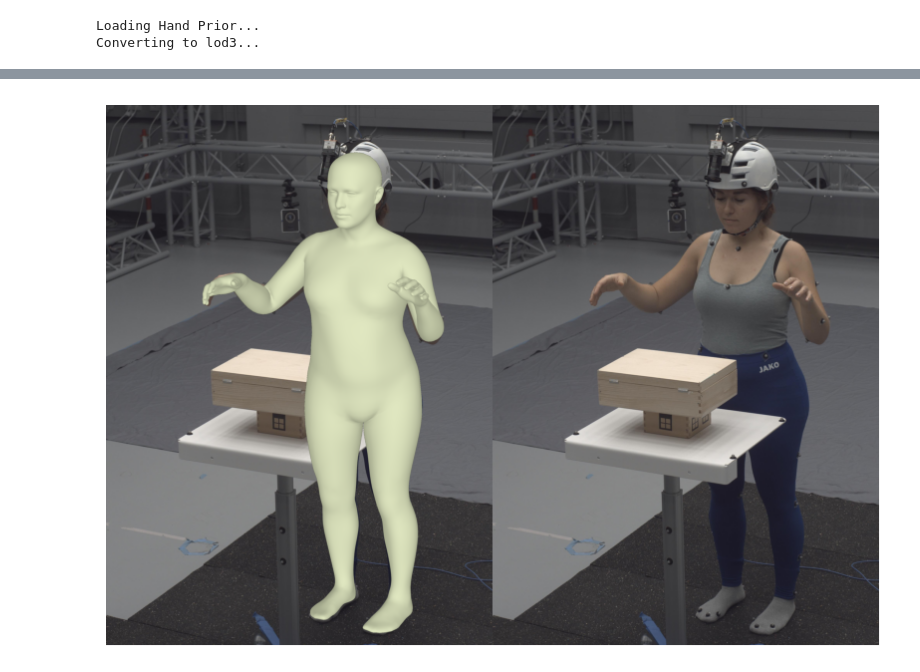
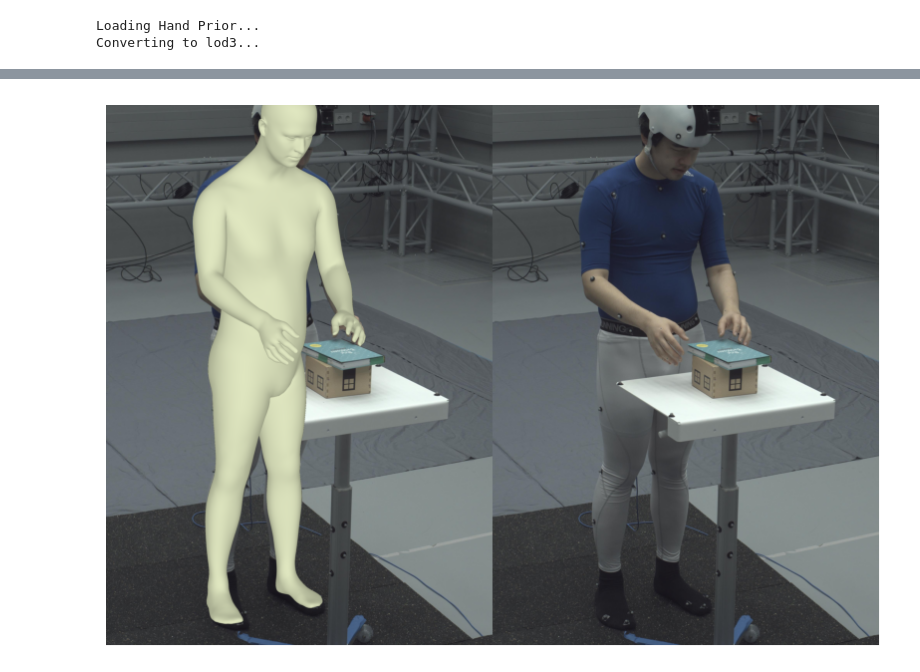
Before and after one commit to fantaosha/arctic, a Jupyter notebook: scripts/init_single_frame_fitting.ipynb, the cells around one changed output, grey strips where cells are left out. Cells and saved outputs as stored; diff of their text form; code cells hidden in the pictures.

```diff
--- a/scripts/init_single_frame_fitting.ipynb
+++ b/scripts/init_single_frame_fitting.ipynb
@@ -358,25 +358,25 @@ opt_params_cached = deepcopy(opt_params)
 opt_states_cached = deepcopy(opt_states)
 # %%
 batch_idx = 20
-cam_idx = 7
+cam_idx = 0
 frame_idx = frame_idxs[batch_idx]
 cam = cameras[cam_idx]
 
 img_file = os.path.join(img_dir, cam, f"{frame_idx:05}.jpg")
 img = cv2.imread(img_file)[:, :, ::-1]
 
 mesh = plot_result(
     model,
     skel_params=variables["skel_params"][batch_idx],
     shape_params=variables["shape_params"][batch_idx],
     cam_ext=variables["cameras_ext"][batch_idx, cam_idx],
     cam_int=variables["cameras_int"][batch_idx, cam_idx],
     image=img,
     bbox=np.array([0, 0, 2000, 2800]),
     scale=100,
     alpha=1,
 )
 # %% [output]
-[figure, old version]
+[figure, new version]
 # %%
 variables["shape_params"][batch_idx][16:][1::3]*4
```
Also changed, not shown: parts of 3 cells of this notebook, 5 other files.
